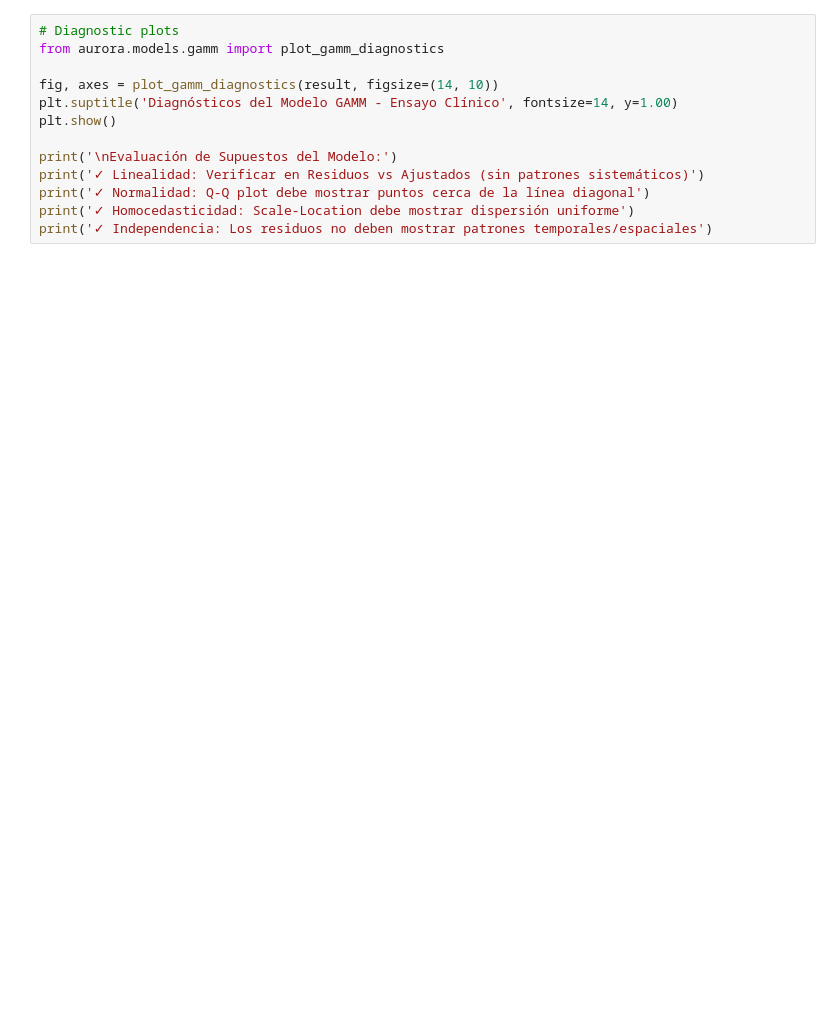
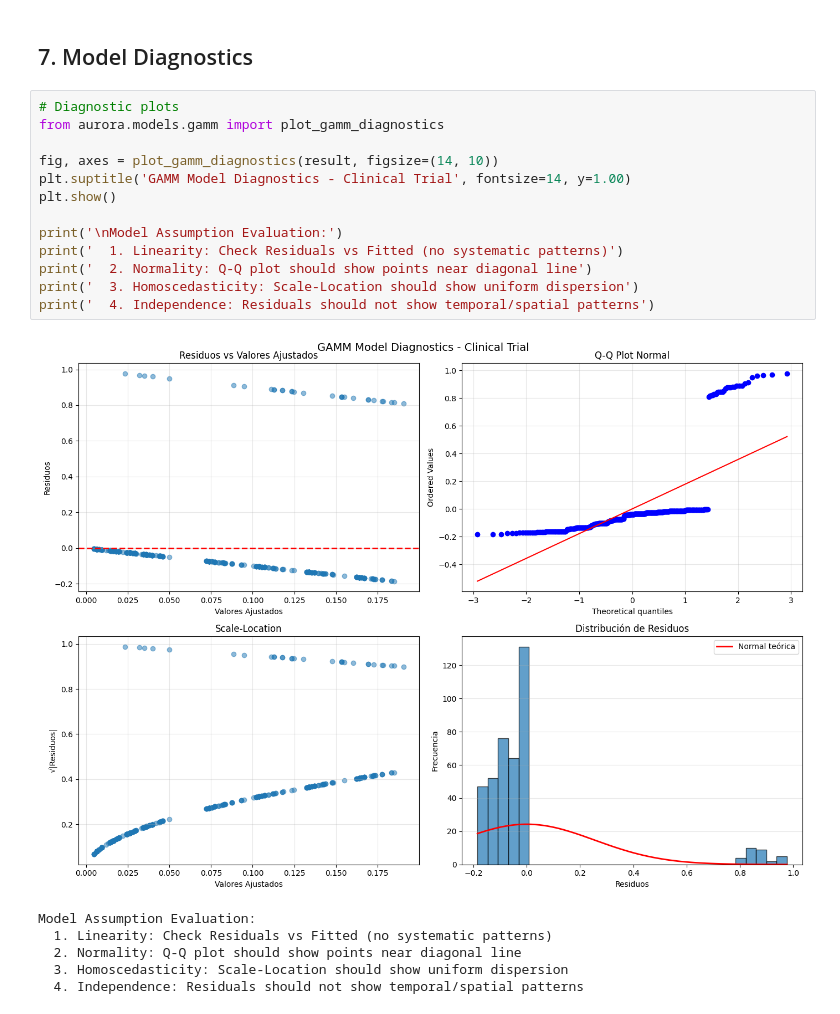
Before and after one commit to Matcraft94/Aurora-GLM, a Jupyter notebook: examples/06_case_studies/05_clinical_trial.ipynb, the cells around one changed output. Drawn from its saved outputs; the diff is of its cells as text; blank space fills up the shorter version.

```diff
--- a/examples/06_case_studies/05_clinical_trial.ipynb
+++ b/examples/06_case_studies/05_clinical_trial.ipynb
@@ -283,14 +502,23 @@ plt.show()
+# %% [markdown]
+## 7. Model Diagnostics
 # %%
 # Diagnostic plots
 from aurora.models.gamm import plot_gamm_diagnostics
 
 fig, axes = plot_gamm_diagnostics(result, figsize=(14, 10))
-plt.suptitle('Diagnósticos del Modelo GAMM - Ensayo Clínico', fontsize=14, y=1.00)
+plt.suptitle('GAMM Model Diagnostics - Clinical Trial', fontsize=14, y=1.00)
 plt.show()
 
-print('\nEvaluación de Supuestos del Modelo:')
-print('✓ Linealidad: Verificar en Residuos vs Ajustados (sin patrones sistemáticos)')
-print('✓ Normalidad: Q-Q plot debe mostrar puntos cerca de la línea diagonal')
-print('✓ Homocedasticidad: Scale-Location debe mostrar dispersión uniforme')
-print('✓ Independencia: Los residuos no deben mostrar patrones temporales/espaciales')
+print('\nModel Assumption Evaluation:')
+print('  1. Linearity: Check Residuals vs Fitted (no systematic patterns)')
+print('  2. Normality: Q-Q plot should show points near diagonal line')
+print('  3. Homoscedasticity: Scale-Location should show uniform dispersion')
+print('  4. Independence: Residuals should not show temporal/spatial patterns')
+# %% [output]
+[figure, added]
+Model Assumption Evaluation:
+  1. Linearity: Check Residuals vs Fitted (no systematic patterns)
+  2. Normality: Q-Q plot should show points near diagonal line
+  3. Homoscedasticity: Scale-Location should show uniform dispersion
+  4. Independence: Residuals should not show temporal/spatial patterns
 # %% [markdown]
```
Also changed, not shown: parts of 13 cells of this notebook, 6 other files.
